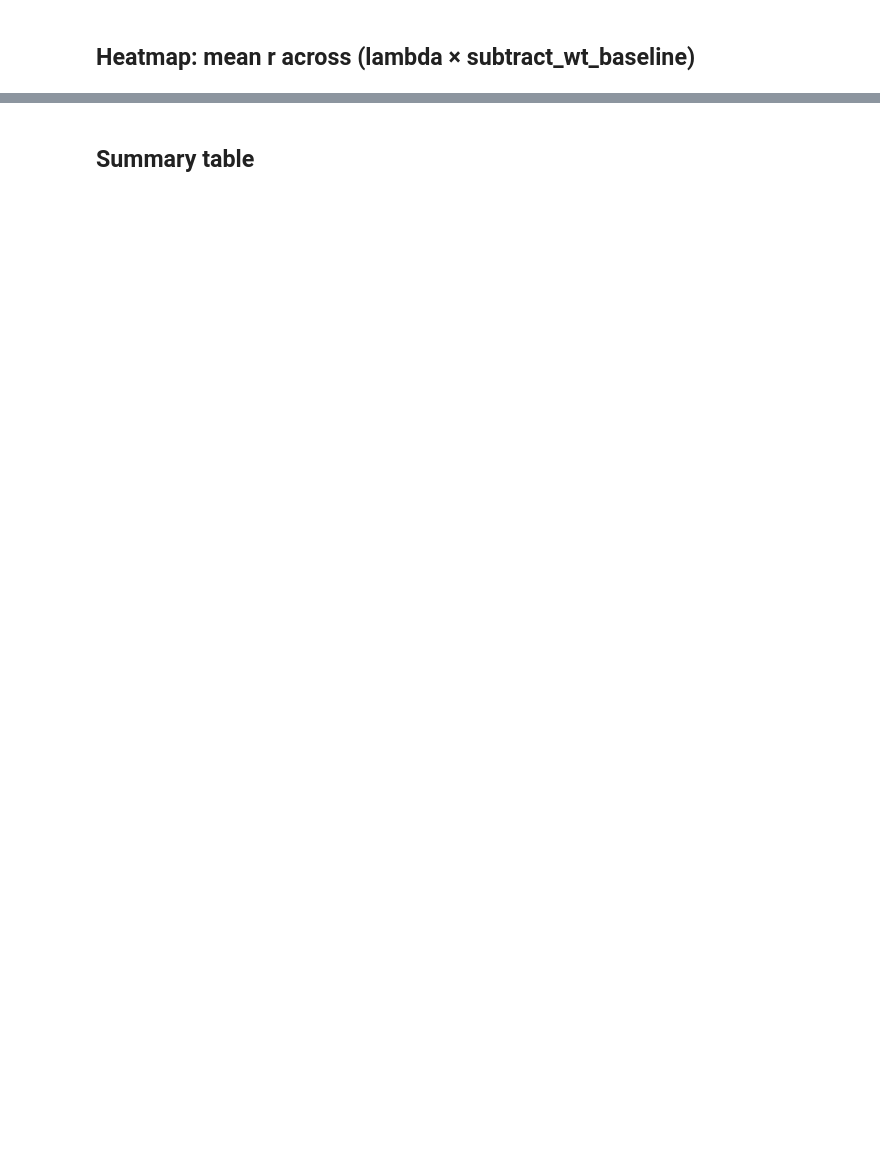
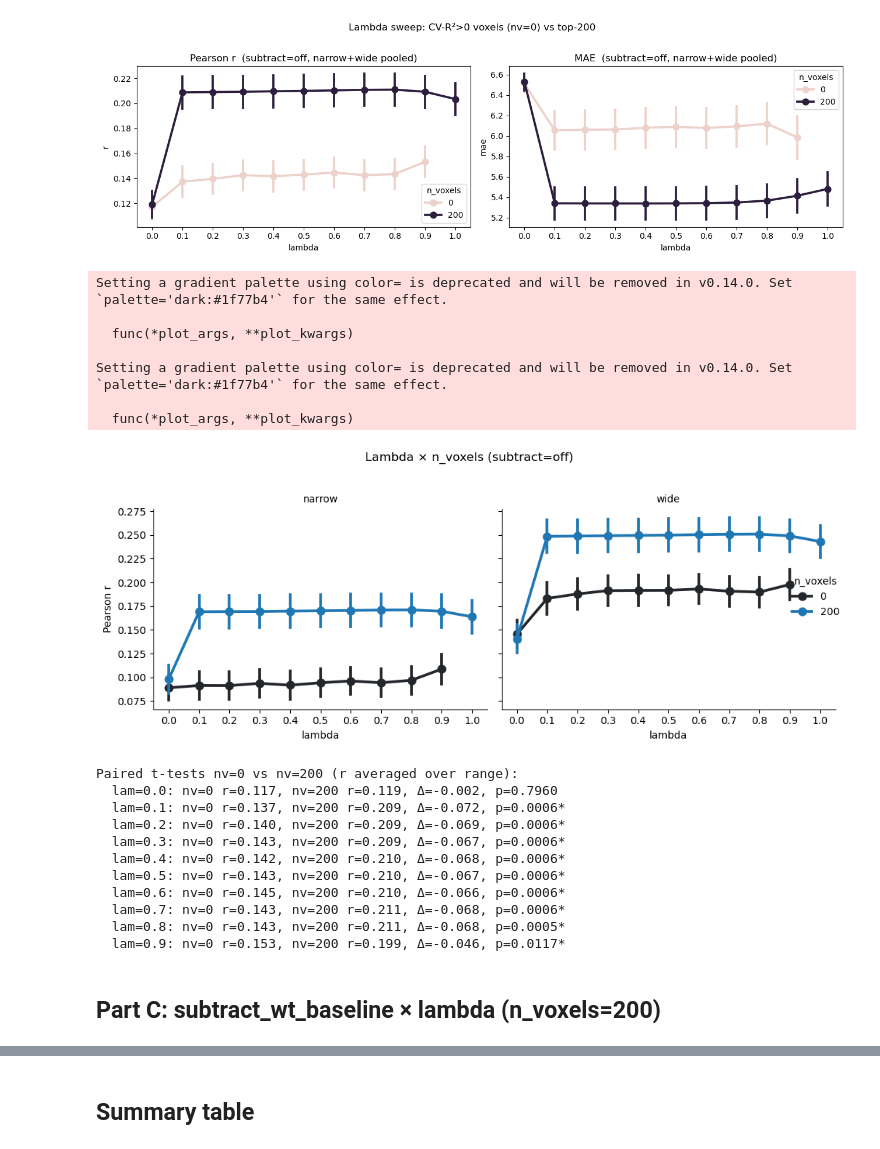
Before and after one commit to Gilles86/neural_priors, a Jupyter notebook: neural_priors/encoding_model/compare_decoding_lambda_baseline.ipynb, the cells around one changed output, grey strips where cells are left out. Saved outputs shown, nothing was run; the diff lists cells and outputs as text; code cells hidden in the pictures; blank space fills up the shorter version.

```diff
--- a/neural_priors/encoding_model/compare_decoding_lambda_baseline.ipynb
+++ b/neural_priors/encoding_model/compare_decoding_lambda_baseline.ipynb
@@ -141,15 +213,61 @@ plt.show()
 # %%
-g = sns.FacetGrid(data, col='range', row='n_voxels', height=3.5, aspect=1.3,
-                  row_order=n_voxels_values)
-g.map_dataframe(sns.pointplot, x='lambda', y='mae',
-                hue='subtract_label', errorbar='se', dodge=False)
-g.add_legend(title='WWT construction')
-g.set_axis_labels('lambda', 'Mean absolute error')
-g.set_titles('n_voxels={row_name} | {col_name}')
-plt.suptitle('MAE vs lambda  (fit_responses)', y=1.01)
+fig, axes = plt.subplots(1, 2, figsize=(13, 4))
+
+for ax, metric, title in zip(axes, ['r', 'mae'], ['Pearson r', 'MAE']):
+    sns.pointplot(data=sweep_data, x='lambda', y=metric,
+                  hue='n_voxels', errorbar='se', dodge=False, ax=ax)
+    ax.set_title(f'{title}  (subtract=off, narrow+wide pooled)')
+    ax.set_xlabel('lambda')
+    ax.legend(title='n_voxels')
+
+plt.suptitle('Lambda sweep: CV-R²>0 voxels (nv=0) vs top-200', y=1.02)
 plt.tight_layout()
-plt.savefig('lambda_mae_by_subtract.png', dpi=150, bbox_inches='tight')
+plt.savefig('lambda_sweep_nv0_vs_nv200.png', dpi=150)
 plt.show()
+
+# Also split by range
+g = sns.FacetGrid(sweep_data, col='range', height=4, aspect=1.2)
+g.map_dataframe(sns.pointplot, x='lambda', y='r',
+                hue='n_voxels', errorbar='se', dodge=False)
+g.add_legend(title='n_voxels')
+g.set_axis_labels('lambda', 'Pearson r')
+g.set_titles('{col_name}')
+plt.suptitle('Lambda × n_voxels (subtract=off)', y=1.03)
+plt.tight_layout()
+plt.show()
+
+# Paired t-test: nv=0 vs nv=200 at each shared lambda (averaged over range)
+shared_lambdas = sorted(set(lambda_nv0) & set(lambda_nv200))
+print('Paired t-tests nv=0 vs nv=200 (r averaged over range):')
+for lam in shared_lambdas:
+    r0   = sweep_data[(sweep_data['n_voxels']==0)   & (sweep_data['lambda']==lam)].groupby('subject')['r'].mean()
+    r200 = sweep_data[(sweep_data['n_voxels']==200) & (sweep_data['lambda']==lam)].groupby('subject')['r'].mean()
+    common = r0.index.intersection(r200.index)
+    t = pg.ttest(r0[common], r200[common], paired=True)
+    sig = '*' if t['p-val'].values[0] < 0.05 else ''
+    print(f'  lam={lam}: nv=0 r={r0[common].mean():.3f}, nv=200 r={r200[common].mean():.3f}, '
+          f'Δ={r0[common].mean()-r200[common].mean():+.3f}, p={t["p-val"].values[0]:.4f}{sig}')
+# %% [output]
+[figure, added]
+Setting a gradient palette using color= is deprecated and will be removed in v0.14.0. Set `palette='dark:#1f77b4'` for the same effect.
+
+  func(*plot_args, **plot_kwargs)
+
+Setting a gradient palette using color= is deprecated and will be removed in v0.14.0. Set `palette='dark:#1f77b4'` for the same effect.
+
+  func(*plot_args, **plot_kwargs)
+[figure, added]
+Paired t-tests nv=0 vs nv=200 (r averaged over range):
+  lam=0.0: nv=0 r=0.117, nv=200 r=0.119, Δ=-0.002, p=0.7960
+  lam=0.1: nv=0 r=0.137, nv=200 r=0.209, Δ=-0.072, p=0.0006*
+  lam=0.2: nv=0 r=0.140, nv=200 r=0.209, Δ=-0.069, p=0.0006*
+  lam=0.3: nv=0 r=0.143, nv=200 r=0.209, Δ=-0.067, p=0.0006*
+  lam=0.4: nv=0 r=0.142, nv=200 r=0.210, Δ=-0.068, p=0.0006*
+  lam=0.5: nv=0 r=0.143, nv=200 r=0.210, Δ=-0.067, p=0.0006*
+  lam=0.6: nv=0 r=0.145, nv=200 r=0.210, Δ=-0.066, p=0.0006*
+  lam=0.7: nv=0 r=0.143, nv=200 r=0.211, Δ=-0.068, p=0.0006*
+  lam=0.8: nv=0 r=0.143, nv=200 r=0.211, Δ=-0.068, p=0.0005*
+  lam=0.9: nv=0 r=0.153, nv=200 r=0.199, Δ=-0.046, p=0.0117*
 # %% [markdown]
-## Heatmap: mean r across (lambda × subtract_wt_baseline)
+## Part C: subtract_wt_baseline × lambda (n_voxels=200)
 # %%
```
Also changed, not shown: parts of 14 cells of this notebook, 19 other files.
